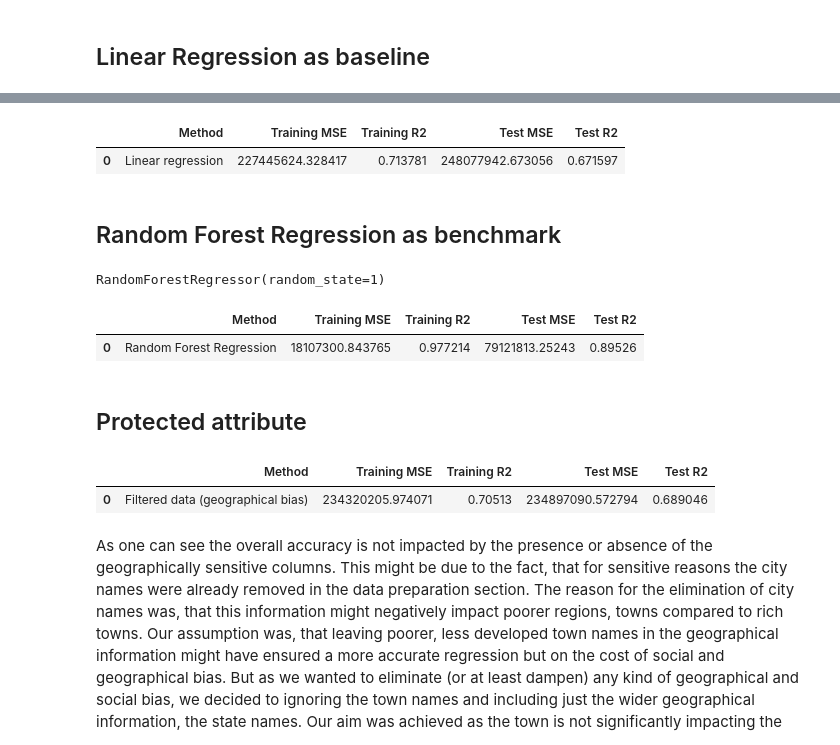
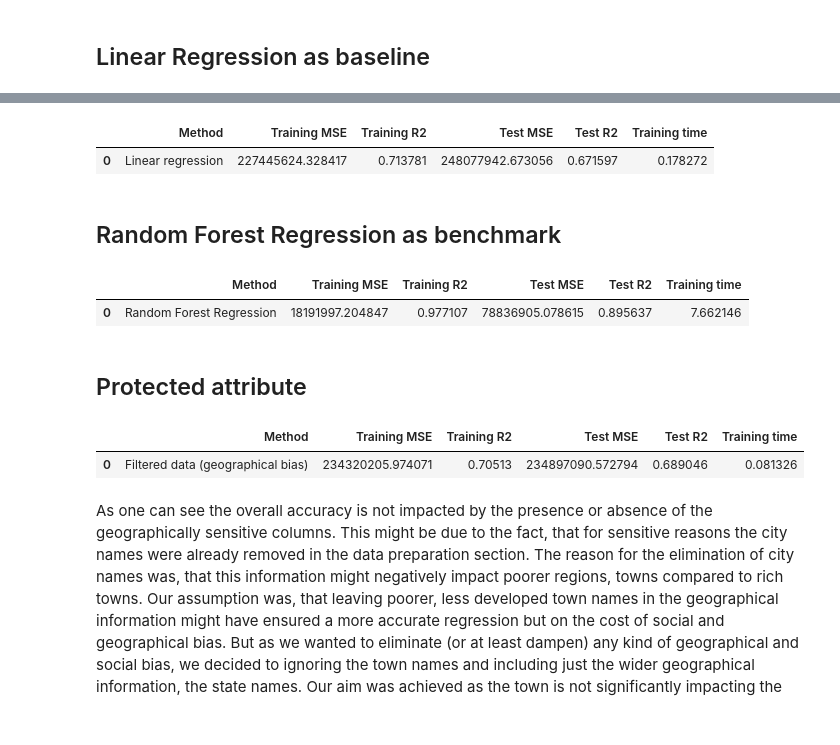
Before and after one commit to izsom/BusinessIntelligence, a Jupyter notebook: Sub3/5Evaluation.ipynb, the cells around one changed output, grey strips where cells are left out. Drawn from its saved outputs; the diff is of its cells as text; code cells hidden in the pictures.

```diff
--- a/Sub3/5Evaluation.ipynb
+++ b/Sub3/5Evaluation.ipynb
@@ -81,4 +82,6 @@ ridge_results
 # %%
 # set and train the model
 lr = LinearRegression()
+start = time.time()
 lr.fit(X_trainTotal, y_trainTotal)
+finish = time.time()
@@ -96,20 +97,20 @@ lr_train_r2 = r2_score(y_trainTotal, y_lr_train_pred)
 lr_test_mse = mean_squared_error(y_test, y_lr_test_pred)
 lr_test_r2 = r2_score(y_test, y_lr_test_pred)
 # %%
-lr_results = pd.DataFrame(['Linear regression', lr_train_mse, lr_train_r2, lr_test_mse, lr_test_r2]).transpose()
-lr_results.columns = ['Method','Training MSE','Training R2','Test MSE','Test R2']
+lr_results = pd.DataFrame(['Linear regression', lr_train_mse, lr_train_r2, lr_test_mse, lr_test_r2, finish-start]).transpose()
+lr_results.columns = ['Method','Training MSE','Training R2','Test MSE','Test R2', "Training time"]
 
 lr_results
 # %% [output]
-|  | Method | Training MSE | Training R2 | Test MSE | Test R2 |
-| 0 | Linear regression | 227445624.328417 | 0.713781 | 248077942.673056 | 0.671597 |
+|  | Method | Training MSE | Training R2 | Test MSE | Test R2 | Training time |
+| 0 | Linear regression | 227445624.328417 | 0.713781 | 248077942.673056 | 0.671597 | 0.178272 |
 # %% [markdown]
 ## Random Forest Regression as benchmark
 # %%
 # set and train the model
 rf = RandomForestRegressor(random_state=seed)
-rf.fit(X_trainTotal_scaled, y_trainTotal)
+start = time.time()
+rf.fit(X_trainTotal, y_trainTotal)
+finish = time.time()
-# %% [output]
-RandomForestRegressor(random_state=1)
 # %%
 # predict
@@ -122,13 +123,13 @@ rf_train_r2 = r2_score(y_trainTotal, y_rf_train_pred)
 rf_test_mse = mean_squared_error(y_test, y_rf_test_pred)
 rf_test_r2 = r2_score(y_test, y_rf_test_pred)
 # %%
-rf_results = pd.DataFrame(['Random Forest Regression', rf_train_mse, rf_train_r2, rf_test_mse, rf_test_r2]).transpose()
-rf_results.columns = ['Method','Training MSE','Training R2','Test MSE','Test R2']
+rf_results = pd.DataFrame(['Random Forest Regression', rf_train_mse, rf_train_r2, rf_test_mse, rf_test_r2, finish-start]).transpose()
+rf_results.columns = ['Method','Training MSE','Training R2','Test MSE','Test R2', 'Training time']
 
 rf_results
 # %% [output]
-|  | Method | Training MSE | Training R2 | Test MSE | Test R2 |
-| 0 | Random Forest Regression | 18107300.843765 | 0.977214 | 79121813.25243 | 0.89526 |
+|  | Method | Training MSE | Training R2 | Test MSE | Test R2 | Training time |
+| 0 | Random Forest Regression | 18191997.204847 | 0.977107 | 78836905.078615 | 0.895637 | 7.662146 |
 # %% [markdown]
 ## Protected attribute
 # %%
@@ -138,7 +139,9 @@ X_train_filtered = X_trainTotal.drop(sensitive_data, axis=1)
 X_test_filtered = X_test.drop(sensitive_data, axis=1)
 # %%
 ridge = Ridge(alpha=parameter_alpha)
+start_time = time.time()
 ridge.fit(X_train_filtered, y_trainTotal)
+finish_time = time.time()
 # predict
 y_ridge_train_filtered_pred = ridge.predict(X_train_filtered)
 y_ridge_test_filtered_pred = ridge.predict(X_test_filtered)
@@ -148,13 +151,13 @@ ridge_train_r2 = r2_score(y_trainTotal, y_ridge_train_filtered_pred)
 ridge_test_mse = mean_squared_error(y_test, y_ridge_test_filtered_pred)
 ridge_test_r2 = r2_score(y_test, y_ridge_test_filtered_pred)
 
-filtered_results = pd.DataFrame(['Filtered data (geographical bias)', ridge_train_mse, ridge_train_r2, ridge_test_mse, ridge_test_r2]).transpose()
-filtered_results.columns = ['Method','Training MSE','Training R2','Test MSE','Test R2']
+filtered_results = pd.DataFrame(['Filtered data (geographical bias)', ridge_train_mse, ridge_train_r2, ridge_test_mse, ridge_test_r2, finish_time - start_time]).transpose()
+filtered_results.columns = ['Method','Training MSE','Training R2','Test MSE','Test R2', 'Training time']
 
 filtered_results
 # %% [output]
-|  | Method | Training MSE | Training R2 | Test MSE | Test R2 |
-| 0 | Filtered data (geographical bias) | 234320205.974071 | 0.70513 | 234897090.572794 | 0.689046 |
+|  | Method | Training MSE | Training R2 | Test MSE | Test R2 | Training time |
+| 0 | Filtered data (geographical bias) | 234320205.974071 | 0.70513 | 234897090.572794 | 0.689046 | 0.081326 |
 # %% [markdown]
 As one can see the overall accuracy is not impacted by the presence or absence of the geographically sensitive columns. This might be due to the fact, that for sensitive reasons the city names were already removed in the data preparation section. The reason for the elimination of city names was, that this information might negatively impact poorer regions, towns compared to rich towns. Our assumption was, that leaving poorer, less developed town names in the geographical information might have ensured a more accurate regression but on the cost of social and geographical bias. But as we wanted to eliminate (or at least dampen) any kind of geographical and social bias, we decided to ignoring the town names and including just the wider geographical information, the state names. Our aim was achieved as the town is not significantly impacting the results anymore. This meets our expactations as the indirect effect of richer or poorer regions is not influencing the car prices.
 # %% [markdown]
```
Also changed, not shown: parts of 10 cells of this notebook, 3 other files.
